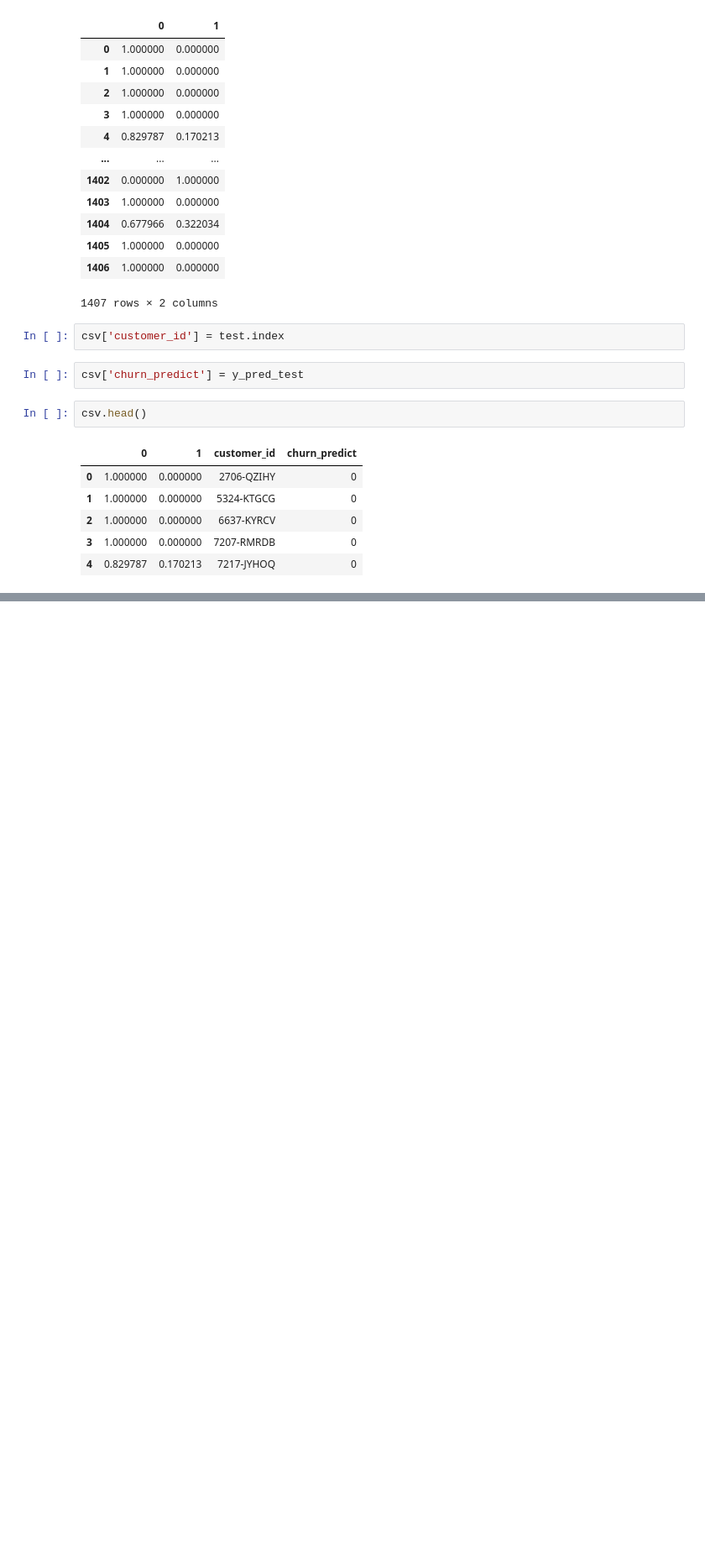
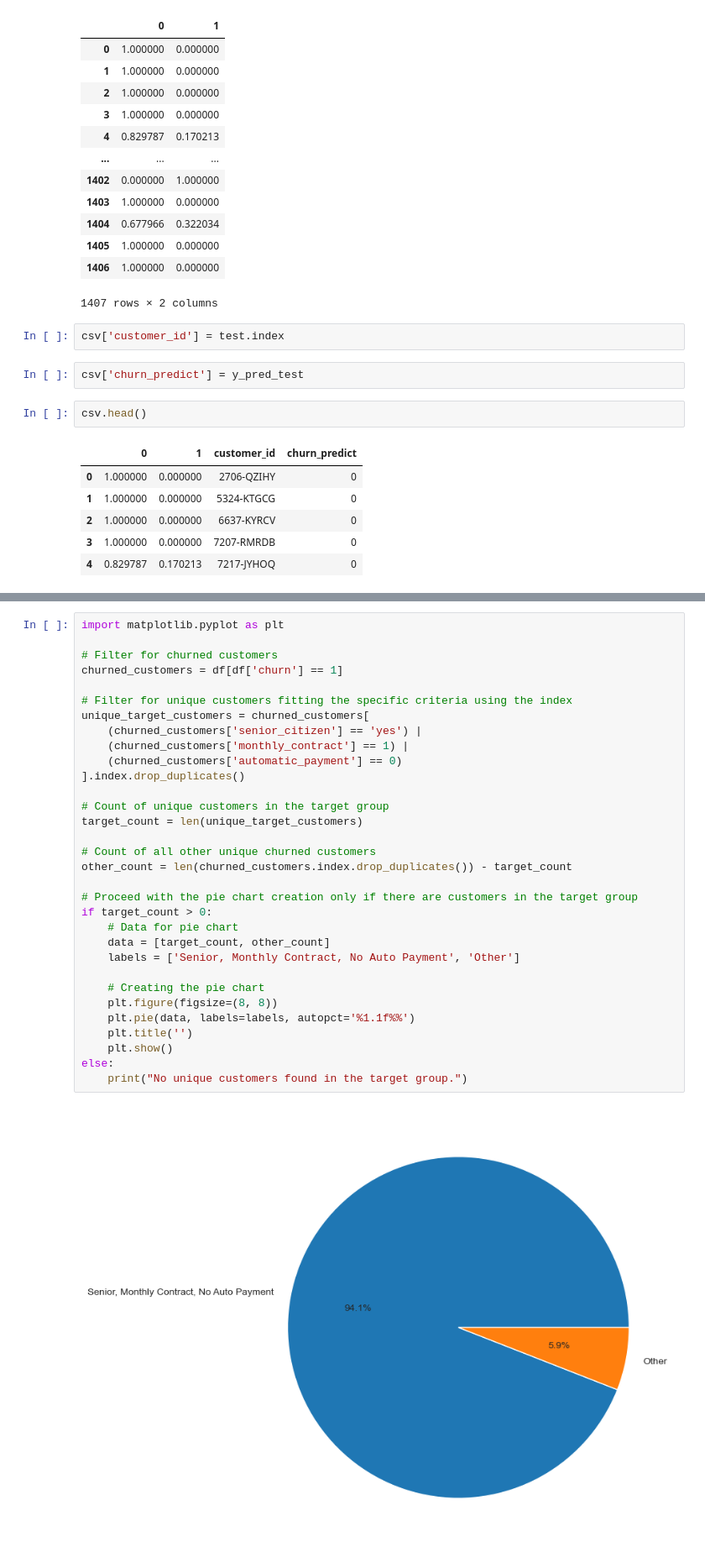
Before and after one commit to christopher-baez/classification-project, a Jupyter notebook: work_notebook.ipynb, the cells around one changed output, grey strips where cells are left out. Shown at 84% size. Drawn from its saved outputs; the diff is of its cells as text; blank space fills up the shorter version.

```diff
--- a/work_notebook.ipynb
+++ b/work_notebook.ipynb
@@ -1063,0 +1115,34 @@ csv.head()
+# %%
+import matplotlib.pyplot as plt
+
+# Filter for churned customers
+churned_customers = df[df['churn'] == 1]
+
+# Filter for unique customers fitting the specific criteria using the index
+unique_target_customers = churned_customers[
+    (churned_customers['senior_citizen'] == 'yes') |
+    (churned_customers['monthly_contract'] == 1) |
+    (churned_customers['automatic_payment'] == 0)
+].index.drop_duplicates()
+
+# Count of unique customers in the target group
+target_count = len(unique_target_customers)
+
+# Count of all other unique churned customers
+other_count = len(churned_customers.index.drop_duplicates()) - target_count
+
+# Proceed with the pie chart creation only if there are customers in the target group
+if target_count > 0:
+    # Data for pie chart
+    data = [target_count, other_count]
+    labels = ['Senior, Monthly Contract, No Auto Payment', 'Other']
+
+    # Creating the pie chart
+    plt.figure(figsize=(8, 8))
+    plt.pie(data, labels=labels, autopct='%1.1f%%')
+    plt.title('')
+    plt.show()
+else:
+    print("No unique customers found in the target group.")
+# %% [output]
+[figure, added]
```
Also changed, not shown: parts of 18 cells of this notebook, 1 other file.
